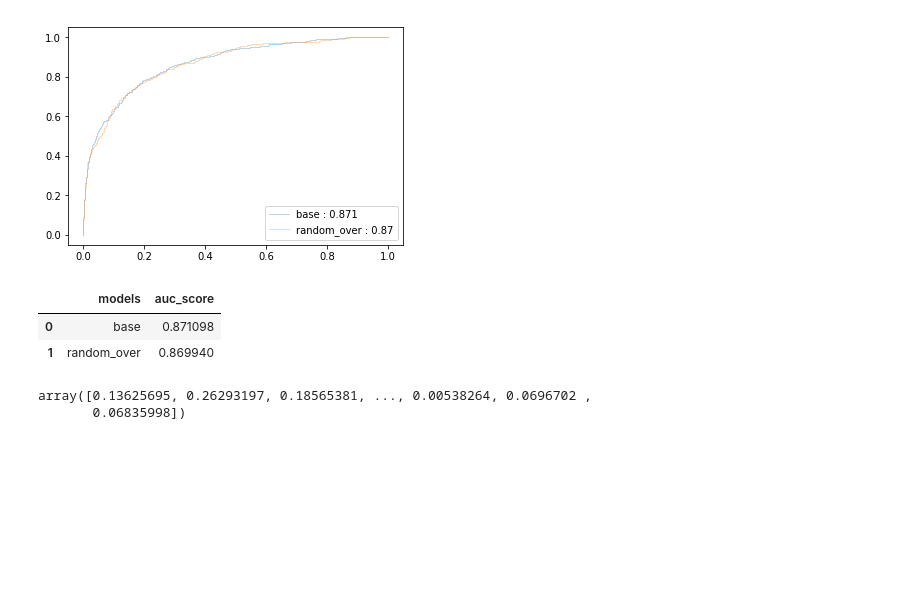
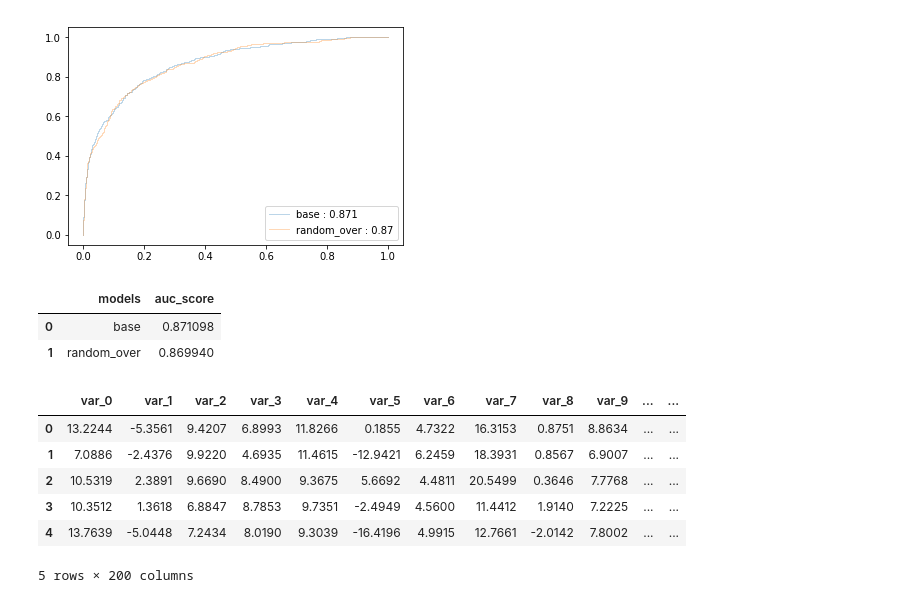
Before and after one commit to 9zai/Santander-Customer, a Jupyter notebook: work/train_and_predict.ipynb, the cells around one changed output. Cells and saved outputs as stored; diff of their text form; code cells hidden in the pictures; blank space fills up the shorter version.

```diff
--- a/work/train_and_predict.ipynb
+++ b/work/train_and_predict.ipynb
@@ -18,7 +18,7 @@ from random import random
 import matplotlib.pyplot as plt
 %matplotlib inline
 
-nrow = 80000
+nrow = 8000
 number_of_time = 10
 # %%
 train = pd.read_csv('../data/train.csv',nrows=nrow)
@@ -241,8 +247,13 @@ final_pred = base_line.predict(test)
 # %%
 sub['target'] = final_pred
 sub.to_csv("../data/one_round_base_sub.csv",index=False)
-# %%
-final_pred
-# %% [output]
-array([0.13625695, 0.26293197, 0.18565381, ..., 0.00538264, 0.0696702 ,
-       0.06835998])
+# %%
+train_x.head()
+# %% [output]
+|  | var_0 | var_1 | var_2 | var_3 | var_4 | var_5 | var_6 | var_7 | var_8 | var_9 | ... | ... |
+| 0 | 13.2244 | -5.3561 | 9.4207 | 6.8993 | 11.8266 | 0.1855 | 4.7322 | 16.3153 | 0.8751 | 8.8634 | ... | ... |
+| 1 | 7.0886 | -2.4376 | 9.9220 | 4.6935 | 11.4615 | -12.9421 | 6.2459 | 18.3931 | 0.8567 | 6.9007 | ... | ... |
+| 2 | 10.5319 | 2.3891 | 9.6690 | 8.4900 | 9.3675 | 5.6692 | 4.4811 | 20.5499 | 0.3646 | 7.7768 | ... | ... |
+| 3 | 10.3512 | 1.3618 | 6.8847 | 8.7853 | 9.7351 | -2.4949 | 4.5600 | 11.4412 | 1.9140 | 7.2225 | ... | ... |
+| 4 | 13.7639 | -5.0448 | 7.2434 | 8.0190 | 9.3039 | -16.4196 | 4.9915 | 12.7661 | -2.0142 | 7.8002 | ... | ... |
+5 rows × 200 columns
```
Also changed, not shown: parts of 1 cell of this notebook.
